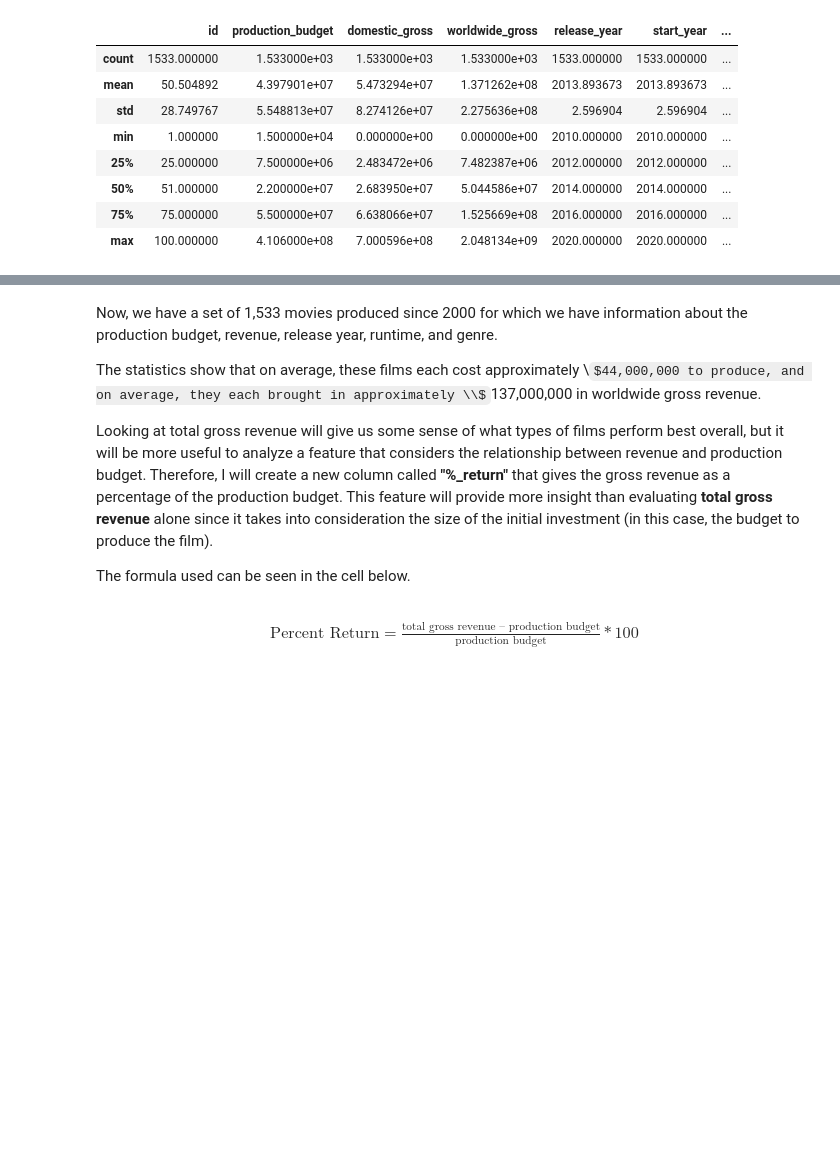
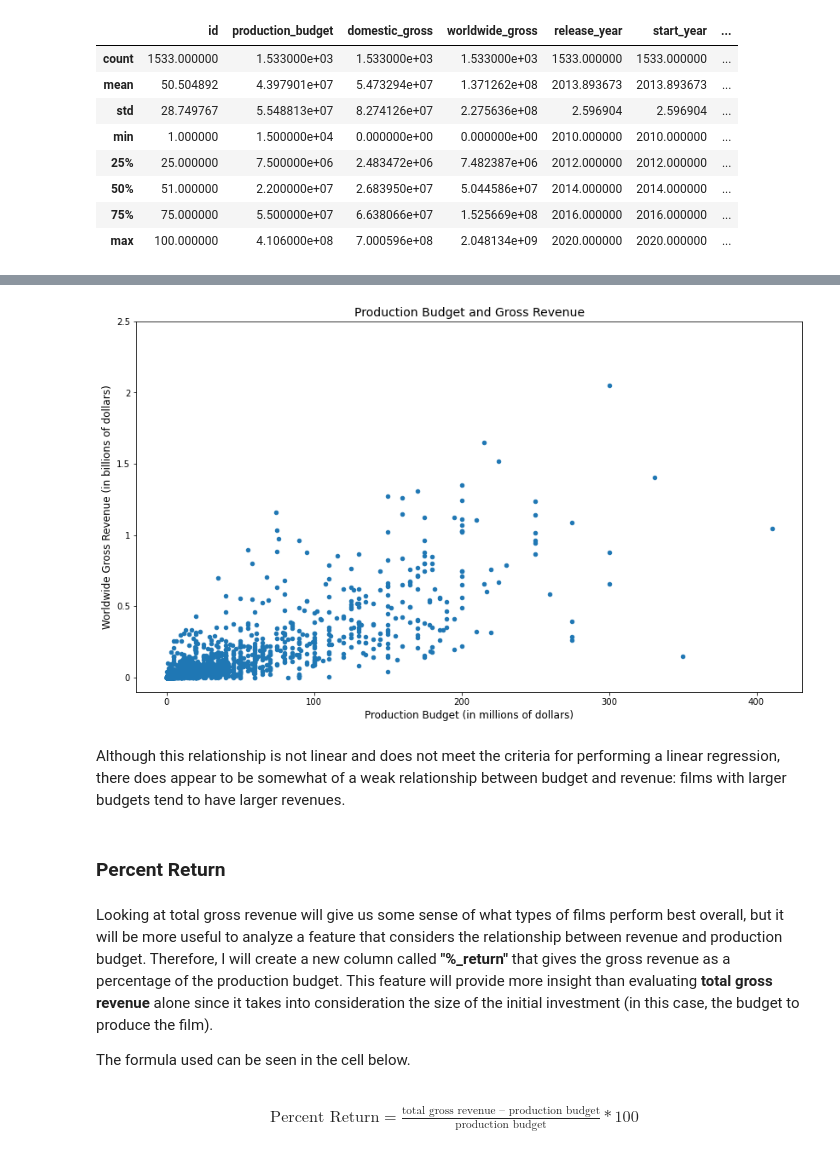
Before and after one commit to ccsurratt/highly_profitable_film_analysis, a Jupyter notebook: notebook.ipynb, the cells around one changed output, grey strips where cells are left out. Saved outputs shown, nothing was run; the diff lists cells and outputs as text; code cells hidden in the pictures; some formulas as TeX source; blank space fills up the shorter version.

```diff
--- a/notebook.ipynb
+++ b/notebook.ipynb
@@ -168,8 +178,23 @@ movies.describe()
+# %%
+# created a subplot
+fig, ax = plt.subplots(figsize=(14,8))
+
+# created a scatterplot for production budget vs. gross revenue
+movies.plot.scatter(x="production_budget", y="worldwide_gross", ax=ax)
+ax.set_title("Production Budget and Gross Revenue", fontsize=14)
+ax.set_xlabel("Production Budget (in millions of dollars)", fontsize=12)
+ax.set_xticks([0, 100000000, 200000000, 300000000, 400000000])
+ax.set_xticklabels([0, 100, 200, 300, 400])
+ax.set_ylabel("Worldwide Gross Revenue (in billions of dollars)", fontsize=12)
+ax.set_yticks(ticks=[0, 500000000, 1000000000, 1500000000, 2000000000, 2500000000])
+ax.set_yticklabels(labels=[0, 0.5, 1, 1.5, 2, 2.5]);
+# %% [output]
+[figure, added]
+# %% [markdown]
+Although this relationship is not linear and does not meet the criteria for performing a linear regression, there does appear to be somewhat of a weak relationship between budget and revenue: films with larger budgets tend to have larger revenues.
+# %% [markdown]
+### Percent Return
 # %% [markdown]
-Now, we have a set of 1,533 movies produced since 2000 for which we have information about the production budget, revenue, release year, runtime, and genre.
-
-The statistics show that on average, these films each cost approximately \\$44,000,000 to produce, and on average, they each brought in approximately \\$137,000,000 in worldwide gross revenue.
-
 Looking at total gross revenue will give us some sense of what types of films perform best overall, but it will be more useful to analyze a feature that considers the relationship between revenue and production budget. Therefore, I will create a new column called **"%_return"** that gives the gross revenue as a percentage of the production budget. This feature will provide more insight than evaluating **total gross revenue** alone since it takes into consideration the size of the initial investment (in this case, the budget to produce the film).
 
 The formula used can be seen in the cell below.
```
Also changed, not shown: parts of 53 cells of this notebook.
